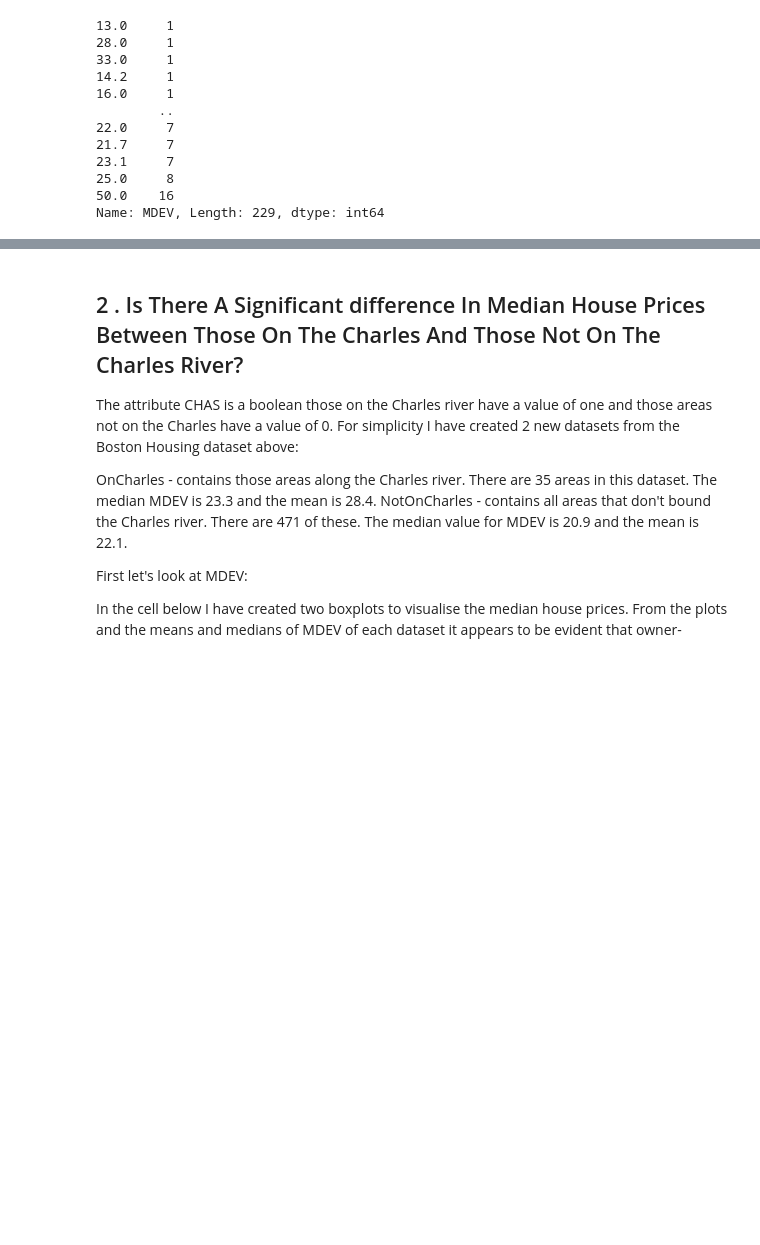
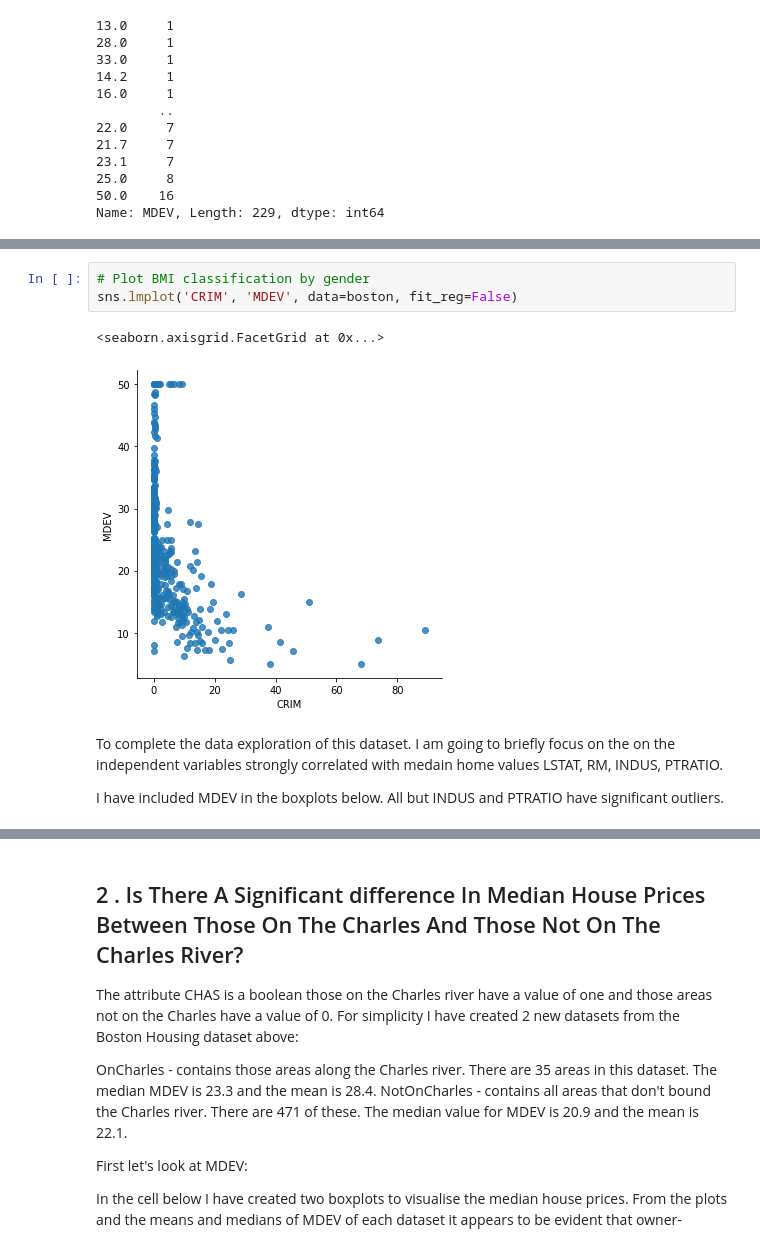
Before and after one commit to jobur123/MLProjectNov19, a Jupyter notebook: Boston House Prices.ipynb, the cells around one changed output, grey strips where cells are left out. Saved outputs shown, nothing was run; the diff lists cells and outputs as text; blank space fills up the shorter version.

```diff
--- a/Boston House Prices.ipynb
+++ b/Boston House Prices.ipynb
@@ -260,0 +227,10 @@ Check the relationship between the variables in the dataset and their impact on
+# %%
+# Plot BMI classification by gender
+sns.lmplot('CRIM', 'MDEV', data=boston, fit_reg=False)
+# %% [output]
+<seaborn.axisgrid.FacetGrid at 0x...>
+[figure, added]
+# %% [markdown]
+To complete the data exploration of this dataset. I am going to briefly focus on the  on the independent variables  strongly correlated with medain home values LSTAT, RM, INDUS, PTRATIO.
+
+I have included MDEV in the boxplots below. All but INDUS and PTRATIO have significant outliers.
```
Also changed, not shown: parts of 60 cells of this notebook.
